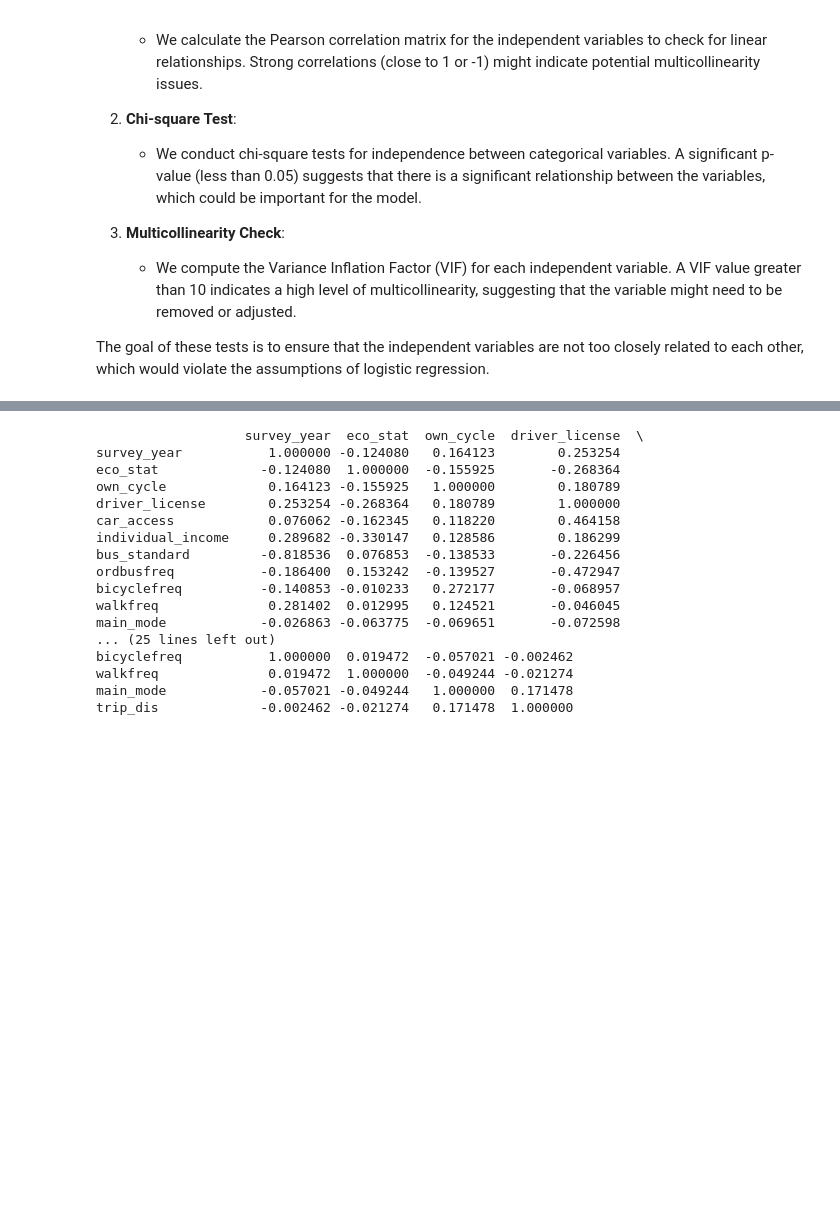
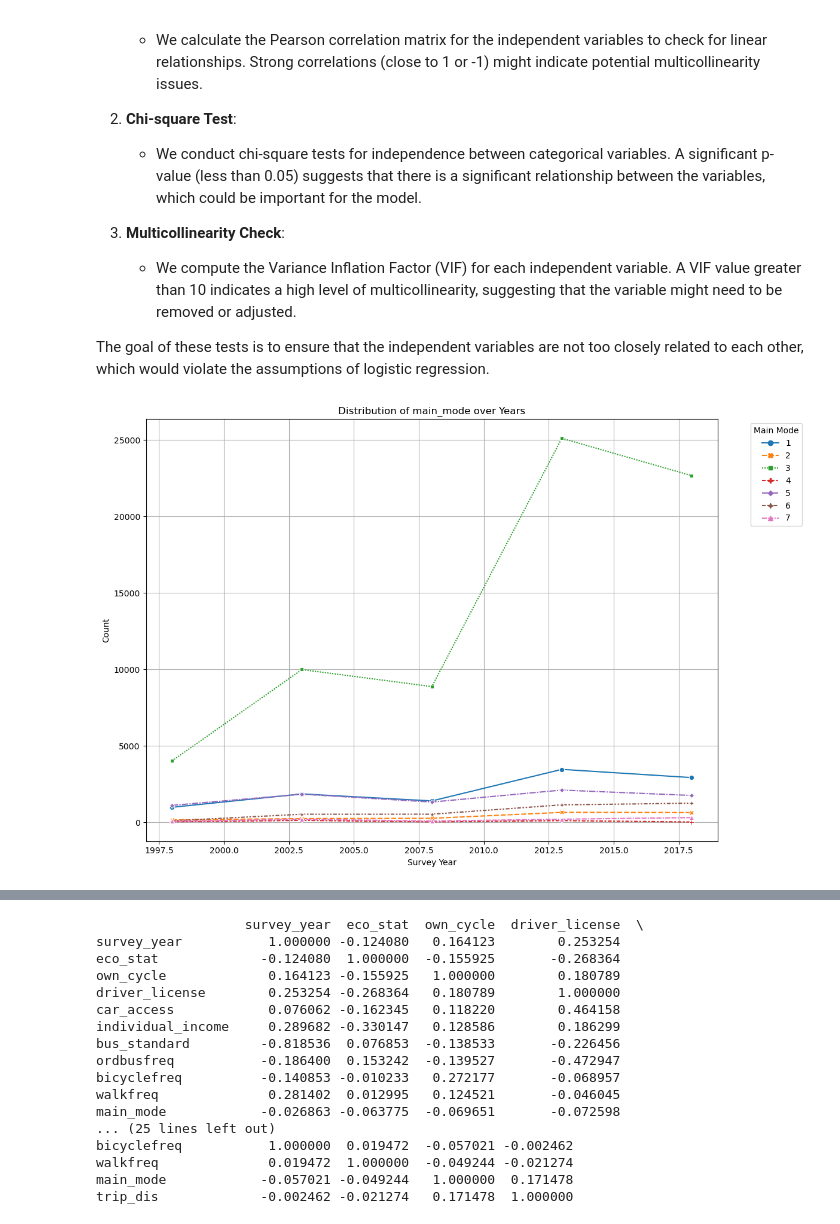
Before and after one commit to xiaolinliu0704/Study-of-UK-travel-pattern-1998-2018, a Jupyter notebook: Study_of_Transportation_Behavior_Patterns.ipynb, the cells around one changed output, grey strips where cells are left out. Saved outputs shown, nothing was run; the diff lists cells and outputs as text; code cells hidden in the pictures; blank space fills up the shorter version.

```diff
--- a/Study_of_Transportation_Behavior_Patterns.ipynb
+++ b/Study_of_Transportation_Behavior_Patterns.ipynb
@@ -526,3 +526,18 @@ In this section, we perform several diagnostic tests to determine whether the in
    - We compute the Variance Inflation Factor (VIF) for each independent variable. A VIF value greater than 10 indicates a high level of multicollinearity, suggesting that the variable might need to be removed or adjusted.
 
 The goal of these tests is to ensure that the independent variables are not too closely related to each other, which would violate the assumptions of logistic regression.
+# %%
+mode_yearly_counts = yth20.groupby(['survey_year', 'main_mode']).size().unstack(fill_value=0)
+
+# Plot a line chart
+plt.figure(figsize=(12, 8))
+sns.lineplot(data=mode_yearly_counts, markers=True)
+plt.title('Distribution of main_mode over Years')
+plt.xlabel('Survey Year')
+plt.ylabel('Count')
+plt.legend(title='Main Mode', bbox_to_anchor=(1.05, 1), loc='upper left')
+plt.grid(True)
+plt.tight_layout()
+plt.show()
+# %% [output]
+[figure, added]
```
Also changed, not shown: parts of 38 cells of this notebook, 16 other files.
